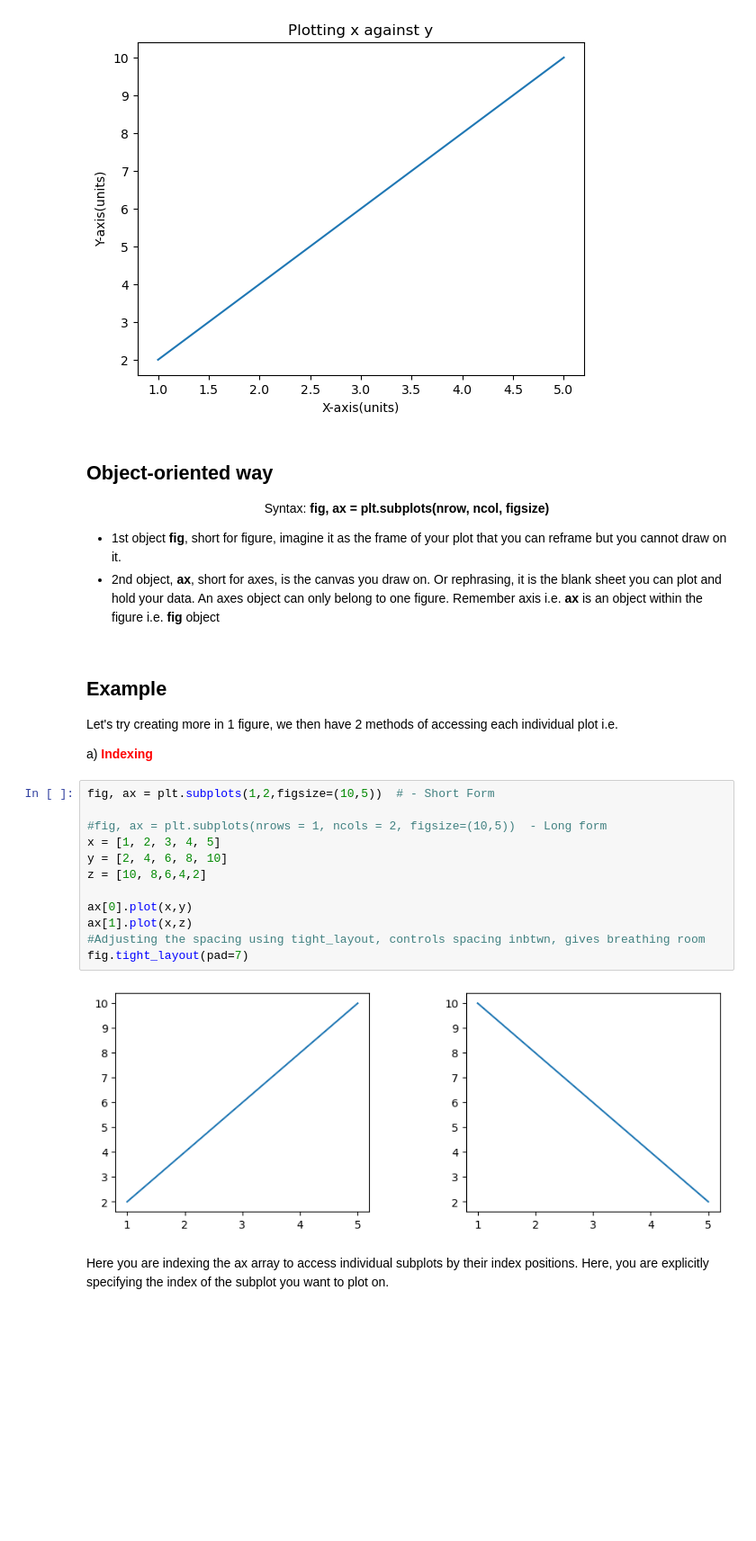
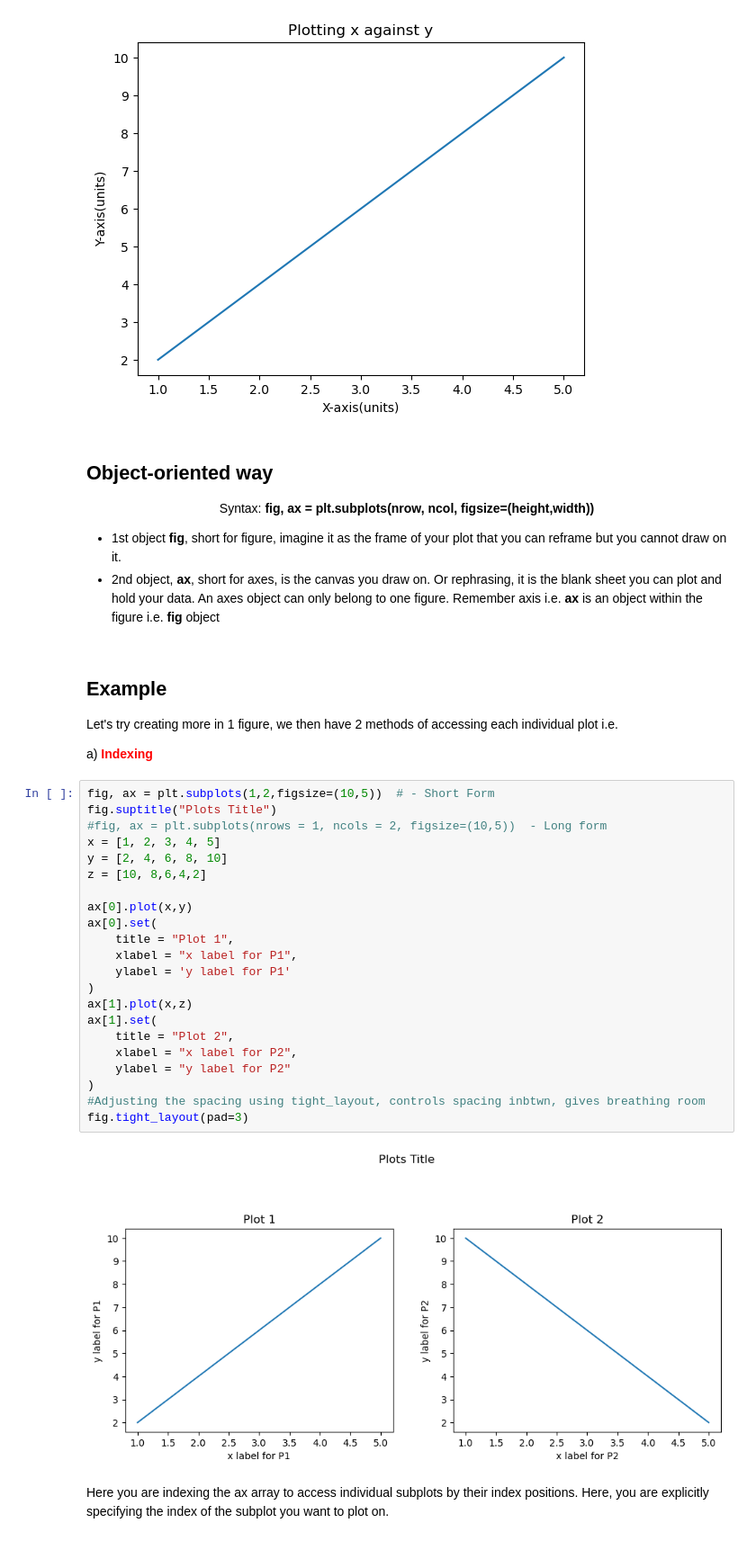
Before and after one commit to BILDADMOSES/Plotting-Using-Matplotlib, a Jupyter notebook: Plotting.ipynb, the cells around one changed output. Shown at 90% size. Cells and saved outputs as stored; diff of their text form; blank space fills up the shorter version.

Commit message:
Plot Title

```diff
--- a/Plotting.ipynb
+++ b/Plotting.ipynb
@@ -68,7 +68,7 @@ plt.show()
 [figure]
 # %% [markdown]
 ## Object-oriented way
-   <p style = "text-align: center;"> Syntax: <b>fig, ax = plt.subplots(nrow, ncol, figsize) </b> <p>
+   <p style = "text-align: center;"> Syntax: <b>fig, ax = plt.subplots(nrow, ncol, figsize=(height,width)) </b> <p>
 
 - 1st object **fig**, short for figure, imagine it as the frame of your plot that you can reframe but you cannot draw on it.
 - 2nd object, **ax**, short for axes, is the canvas you draw on. Or rephrasing, it is the blank sheet you can plot and hold your data. An axes object can only belong to one figure.
@@ -81,18 +81,28 @@ Let's try creating more in 1 figure, we then have 2 methods of accessing each in
 a) <span style="color:red">**Indexing**</span>
 # %%
 fig, ax = plt.subplots(1,2,figsize=(10,5))  # - Short Form
-
+fig.suptitle("Plots Title")
 #fig, ax = plt.subplots(nrows = 1, ncols = 2, figsize=(10,5))  - Long form
 x = [1, 2, 3, 4, 5]
 y = [2, 4, 6, 8, 10]
 z = [10, 8,6,4,2]
 
 ax[0].plot(x,y)
+ax[0].set(
+    title = "Plot 1",
+    xlabel = "x label for P1",
+    ylabel = 'y label for P1'
+)
 ax[1].plot(x,z)
+ax[1].set(
+    title = "Plot 2",
+    xlabel = "x label for P2",
+    ylabel = "y label for P2"
+)
 #Adjusting the spacing using tight_layout, controls spacing inbtwn, gives breathing room
-fig.tight_layout(pad=7)
+fig.tight_layout(pad=3)
 # %% [output]
-[figure, old version]
+[figure, new version]
 # %% [markdown]
  Here you are indexing the ax array to access individual subplots by their index positions. Here, you are explicitly specifying the index of the subplot you want to plot on.
 # %% [markdown]
```
